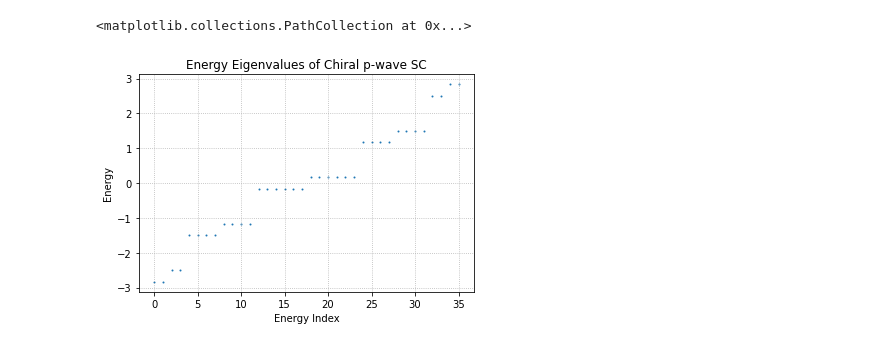
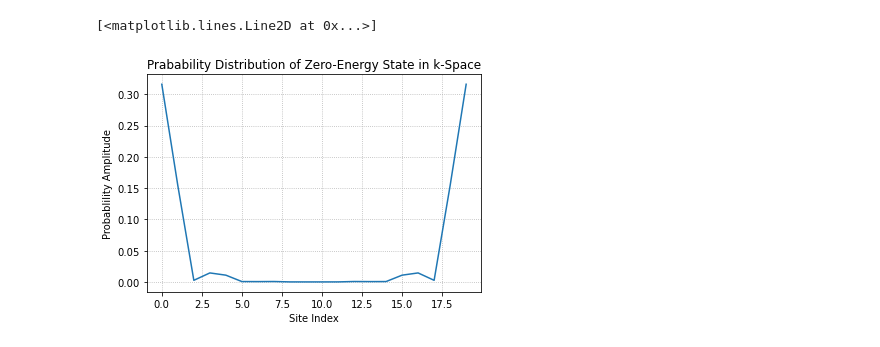
Before and after one commit to isschoch/chiral-p-wave-on-buckyball-geometry, a Jupyter notebook: direct_lattice_sc.ipynb, the cells around one changed output. Saved outputs shown, nothing was run; the diff lists cells and outputs as text; code cells hidden in the pictures.

```diff
--- a/direct_lattice_sc.ipynb
+++ b/direct_lattice_sc.ipynb
@@ -77,9 +101,20 @@ energies, _ = scipy.linalg.eigh(H_direct_lattice)
-# %%
-plt.xlabel("Energy Index")
-plt.ylabel("Energy")
-plt.grid(linestyle=":")
-plt.title("Energy Eigenvalues of Chiral p-wave SC")
-plt.scatter(range(len(energies)), energies, s=1)
-# %% [output]
-<matplotlib.collections.PathCollection at 0x...>
-[figure, removed]
+# %%
+gs_wave_function = states[:, gs_idx]
+gs_probabilities_nambu = np.square(np.abs(gs_wave_function))
+gs_probabilities = np.zeros(shape=(num_sites, 1))
+
+for site_idx in range(num_sites):
+    gs_probabilities[site_idx] = np.sum(gs_probabilities_nambu[block_indices[site_idx]])
+
+for node in lattice.get_nodes():
+    gs_probabilities
+
+
+plt.xlabel("Site Index")
+plt.ylabel("Probablility Amplitude")
+plt.title("Prabability Distribution of Zero-Energy State in k-Space")
+plt.grid(linestyle=':')
+plt.plot(range(num_sites), gs_probabilities)
+# %% [output]
+[<matplotlib.lines.Line2D at 0x...>]
+[figure, added]
```
Also changed, not shown: parts of 7 cells of this notebook, 2 other files.
